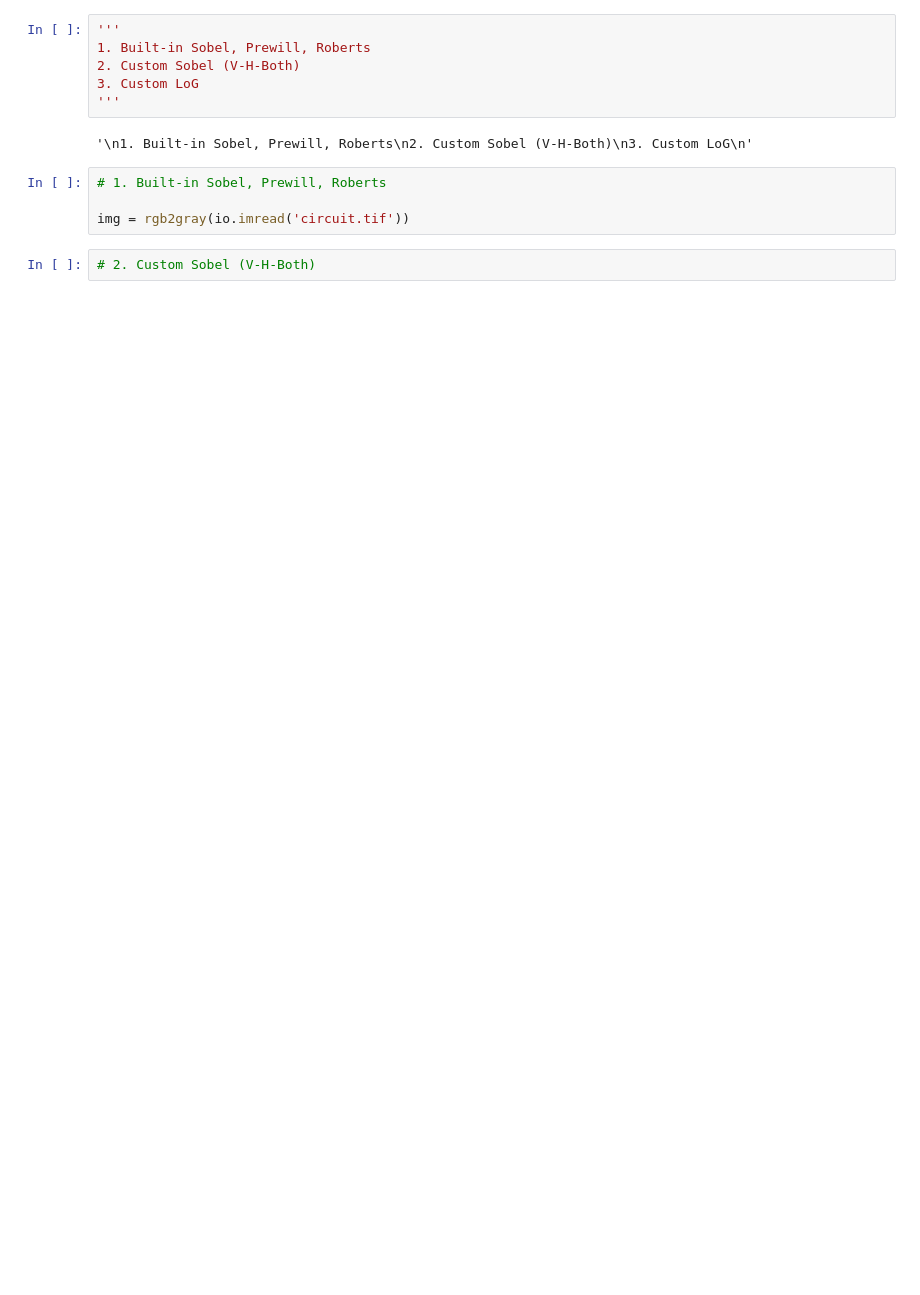
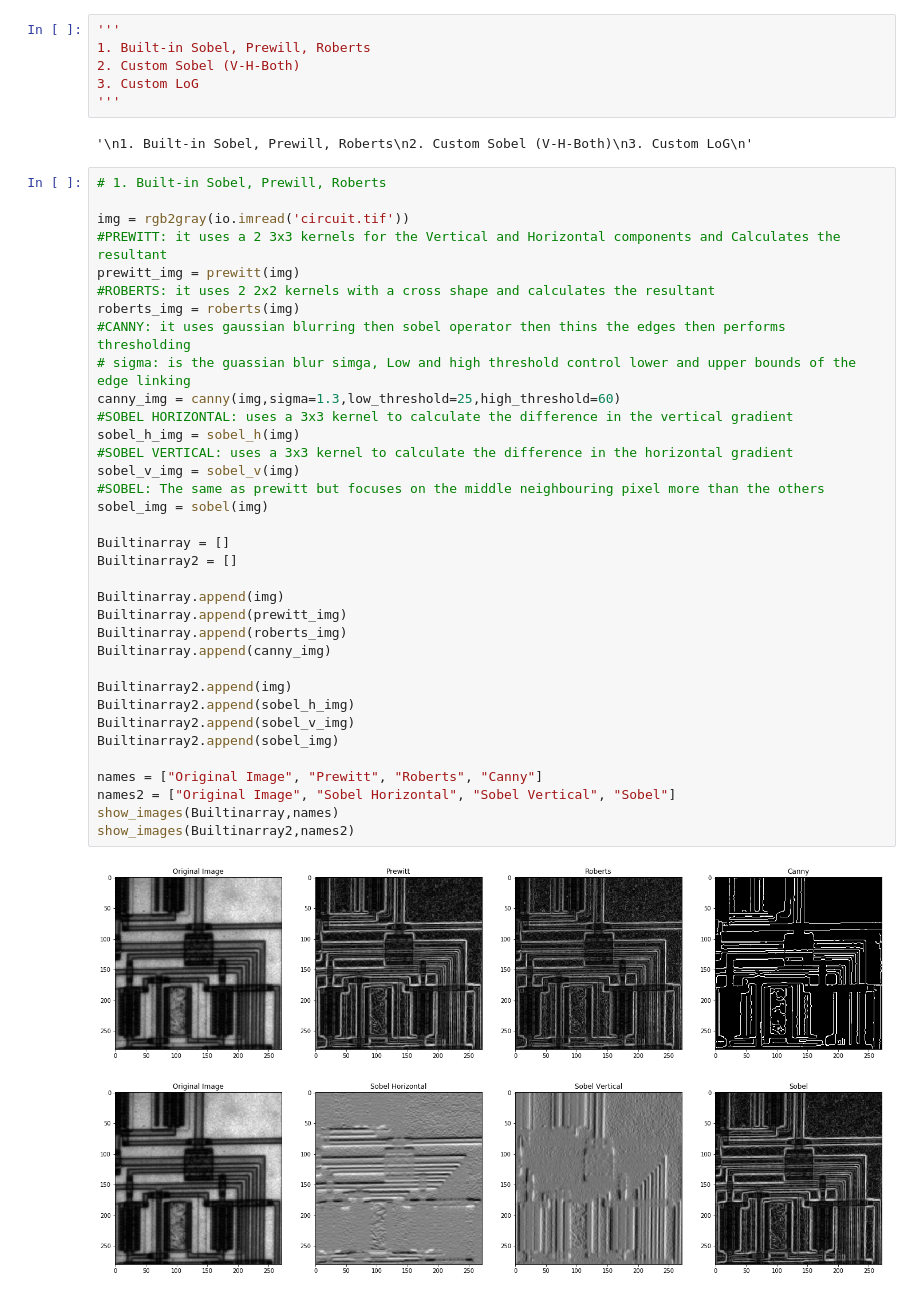
Before and after one commit to ahmedx3/Image-Processing-Labs, a Jupyter notebook: Lab5-Edge-Detection/Lab_Edge_Detection_STD.ipynb, the cells around one changed output. Cells and saved outputs as stored; diff of their text form; blank space fills up the shorter version.

```diff
--- a/Lab5-Edge-Detection/Lab_Edge_Detection_STD.ipynb
+++ b/Lab5-Edge-Detection/Lab_Edge_Detection_STD.ipynb
@@ -25,9 +23,41 @@ The autoreload extension is already loaded. To reload it, use:
 '''
 # %% [output]
 '\n1. Built-in Sobel, Prewill, Roberts\n2. Custom Sobel (V-H-Both)\n3. Custom LoG\n'
-# %%
-# 1. Built-in Sobel, Prewill, Roberts
-
-img = rgb2gray(io.imread('circuit.tif'))
-# %%
-# 2. Custom Sobel (V-H-Both)
+# %%
+# 1. Built-in Sobel, Prewill, Roberts
+
+img = rgb2gray(io.imread('circuit.tif'))
+#PREWITT: it uses a 2 3x3 kernels for the Vertical and Horizontal components and Calculates the resultant
+prewitt_img = prewitt(img)
+#ROBERTS: it uses 2 2x2 kernels with a cross shape and calculates the resultant
+roberts_img = roberts(img)
+#CANNY: it uses gaussian blurring then sobel operator then thins the edges then performs thresholding
+# sigma: is the guassian blur simga, Low and high threshold control lower and upper bounds of the edge linking
+canny_img = canny(img,sigma=1.3,low_threshold=25,high_threshold=60)
+#SOBEL HORIZONTAL: uses a 3x3 kernel to calculate the difference in the vertical gradient
+sobel_h_img = sobel_h(img)
+#SOBEL VERTICAL: uses a 3x3 kernel to calculate the difference in the horizontal gradient
+sobel_v_img = sobel_v(img)
+#SOBEL: The same as prewitt but focuses on the middle neighbouring pixel more than the others
+sobel_img = sobel(img)
+
+Builtinarray = []
+Builtinarray2 = []
+
+Builtinarray.append(img)
+Builtinarray.append(prewitt_img)
+Builtinarray.append(roberts_img)
+Builtinarray.append(canny_img)
+
+Builtinarray2.append(img)
+Builtinarray2.append(sobel_h_img)
+Builtinarray2.append(sobel_v_img)
+Builtinarray2.append(sobel_img)
+
+names = ["Original Image", "Prewitt", "Roberts", "Canny"]
+names2 = ["Original Image", "Sobel Horizontal", "Sobel Vertical", "Sobel"]
+show_images(Builtinarray,names)
+show_images(Builtinarray2,names2)
+# %% [output]
+[figure, added]
+[figure, added]
```
Also changed, not shown: parts of 4 cells of this notebook, 1 other file.
